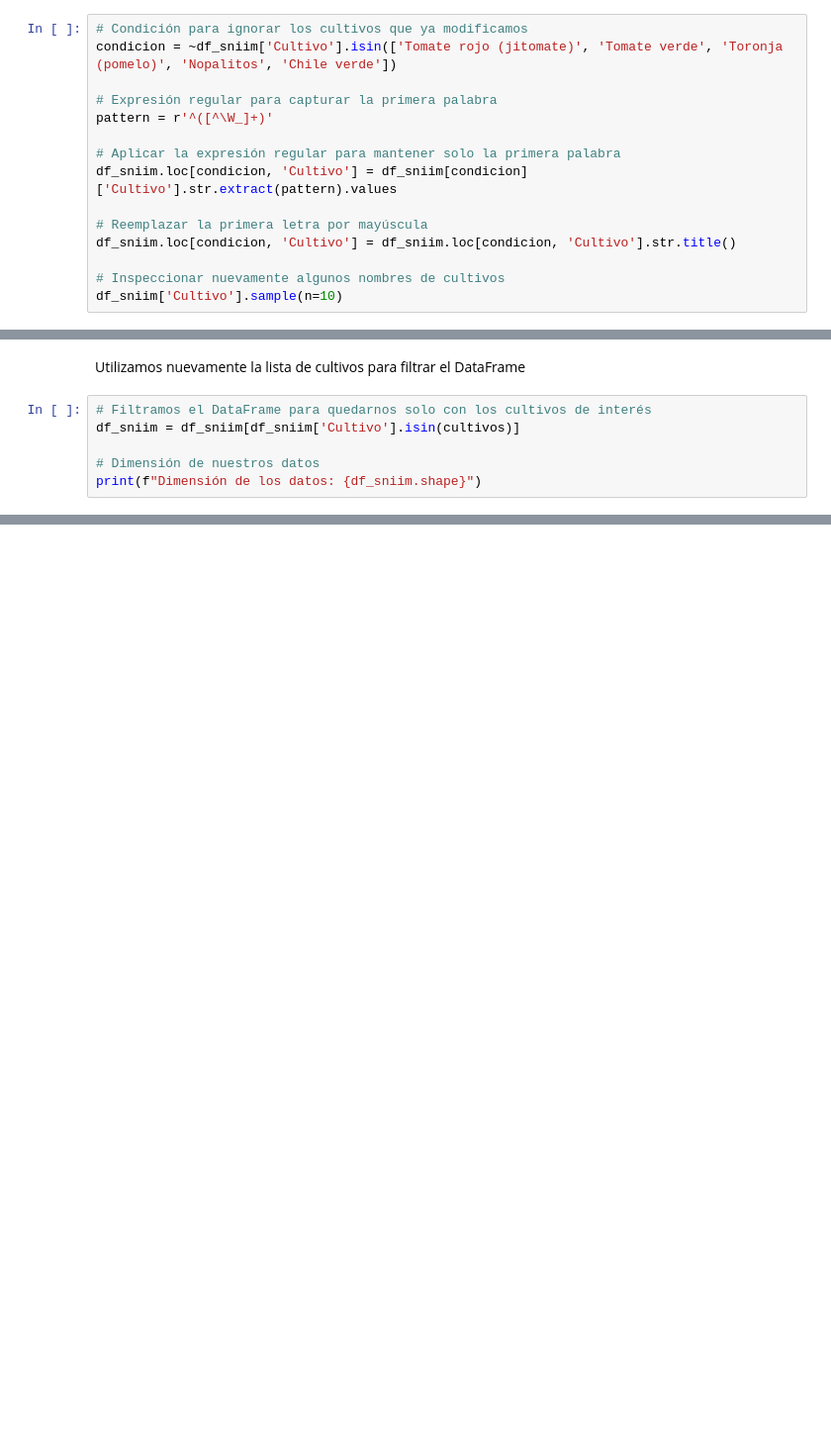
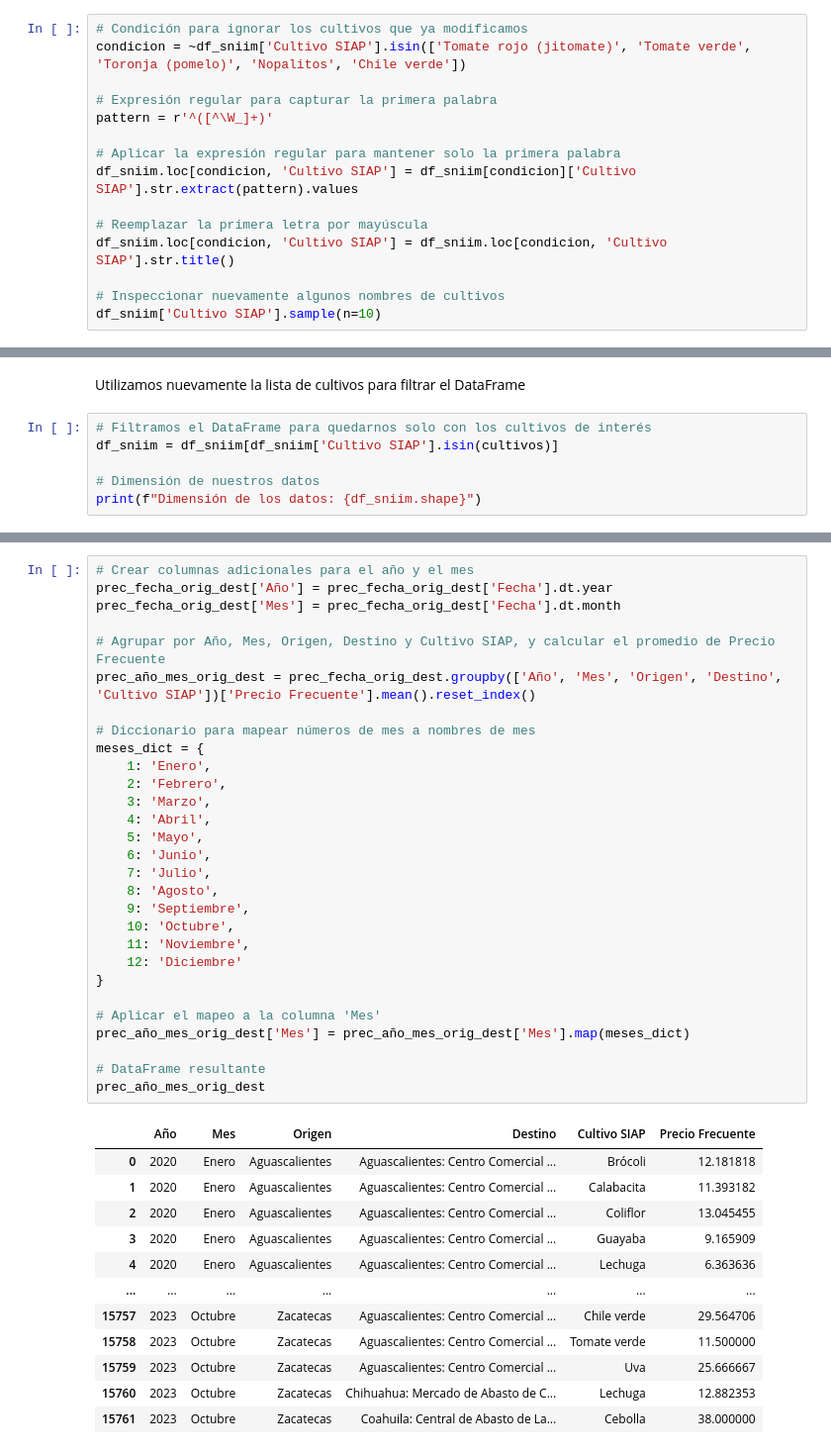
Before and after one commit to josemal98/Proyecto_Ing_Caract, a Jupyter notebook: Segunda_parte/Preparacion_de_datos.ipynb, the cells around one changed output, grey strips where cells are left out. Shown at 99% size. Cells and saved outputs as stored; diff of their text form; blank space fills up the shorter version.

```diff
--- a/Segunda_parte/Preparacion_de_datos.ipynb
+++ b/Segunda_parte/Preparacion_de_datos.ipynb
@@ -1102,17 +1119,17 @@ df_sniim.loc[condicion, 'Cultivo'] = 'Nopalitos'
 Ahora sí reemplazamos los nombres de cultivo conformados por una sola palabra
 # %%
 # Condición para ignorar los cultivos que ya modificamos
-condicion = ~df_sniim['Cultivo'].isin(['Tomate rojo (jitomate)', 'Tomate verde', 'Toronja (pomelo)', 'Nopalitos', 'Chile verde'])
+condicion = ~df_sniim['Cultivo SIAP'].isin(['Tomate rojo (jitomate)', 'Tomate verde', 'Toronja (pomelo)', 'Nopalitos', 'Chile verde'])
 
 # Expresión regular para capturar la primera palabra
 pattern = r'^([^\W_]+)'
 
 # Aplicar la expresión regular para mantener solo la primera palabra
-df_sniim.loc[condicion, 'Cultivo'] = df_sniim[condicion]['Cultivo'].str.extract(pattern).values
+df_sniim.loc[condicion, 'Cultivo SIAP'] = df_sniim[condicion]['Cultivo SIAP'].str.extract(pattern).values
 
 # Reemplazar la primera letra por mayúscula
-df_sniim.loc[condicion, 'Cultivo'] = df_sniim.loc[condicion, 'Cultivo'].str.title()
+df_sniim.loc[condicion, 'Cultivo SIAP'] = df_sniim.loc[condicion, 'Cultivo SIAP'].str.title()
 
 # Inspeccionar nuevamente algunos nombres de cultivos
-df_sniim['Cultivo'].sample(n=10)
+df_sniim['Cultivo SIAP'].sample(n=10)
 # %% [output]
@@ -1131,7 +1148,7 @@ Name: Cultivo, dtype: object
 Utilizamos nuevamente la lista de cultivos para filtrar el DataFrame
 # %%
 # Filtramos el DataFrame para quedarnos solo con los cultivos de interés
-df_sniim = df_sniim[df_sniim['Cultivo'].isin(cultivos)]
+df_sniim = df_sniim[df_sniim['Cultivo SIAP'].isin(cultivos)]
 
 # Dimensión de nuestros datos
 print(f"Dimensión de los datos: {df_sniim.shape}")
@@ -1198,0 +1426,42 @@ interactive(children=(Dropdown(description='Select Year:', options=(2018, 2023),
+# %%
+# Crear columnas adicionales para el año y el mes
+prec_fecha_orig_dest['Año'] = prec_fecha_orig_dest['Fecha'].dt.year
+prec_fecha_orig_dest['Mes'] = prec_fecha_orig_dest['Fecha'].dt.month
+
+# Agrupar por Año, Mes, Origen, Destino y Cultivo SIAP, y calcular el promedio de Precio Frecuente
+prec_año_mes_orig_dest = prec_fecha_orig_dest.groupby(['Año', 'Mes', 'Origen', 'Destino', 'Cultivo SIAP'])['Precio Frecuente'].mean().reset_index()
+
+# Diccionario para mapear números de mes a nombres de mes
+meses_dict = {
+    1: 'Enero',
+    2: 'Febrero',
+    3: 'Marzo',
+    4: 'Abril',
+    5: 'Mayo',
+    6: 'Junio',
+    7: 'Julio',
+    8: 'Agosto',
+    9: 'Septiembre',
+    10: 'Octubre',
+    11: 'Noviembre',
+    12: 'Diciembre'
+}
+
+# Aplicar el mapeo a la columna 'Mes'
+prec_año_mes_orig_dest['Mes'] = prec_año_mes_orig_dest['Mes'].map(meses_dict)
+
+# DataFrame resultante
+prec_año_mes_orig_dest
+# %% [output]
+|  | Año | Mes | Origen | Destino | Cultivo SIAP | Precio Frecuente |
+| 0 | 2020 | Enero | Aguascalientes | Aguascalientes: Centro Comercial ... | Brócoli | 12.181818 |
+| 1 | 2020 | Enero | Aguascalientes | Aguascalientes: Centro Comercial ... | Calabacita | 11.393182 |
+| 2 | 2020 | Enero | Aguascalientes | Aguascalientes: Centro Comercial ... | Coliflor | 13.045455 |
+| 3 | 2020 | Enero | Aguascalientes | Aguascalientes: Centro Comercial ... | Guayaba | 9.165909 |
+| 4 | 2020 | Enero | Aguascalientes | Aguascalientes: Centro Comercial ... | Lechuga | 6.363636 |
+| ... | ... | ... | ... | ... | ... | ... |
+| 15757 | 2023 | Octubre | Zacatecas | Aguascalientes: Centro Comercial ... | Chile verde | 29.564706 |
+| 15758 | 2023 | Octubre | Zacatecas | Aguascalientes: Centro Comercial ... | Tomate verde | 11.500000 |
+| 15759 | 2023 | Octubre | Zacatecas | Aguascalientes: Centro Comercial ... | Uva | 25.666667 |
+| 15760 | 2023 | Octubre | Zacatecas | Chihuahua: Mercado de Abasto de C... | Lechuga | 12.882353 |
+| 15761 | 2023 | Octubre | Zacatecas | Coahuila: Central de Abasto de La... | Cebolla | 38.000000 |
```
Also changed, not shown: parts of 46 cells of this notebook.
